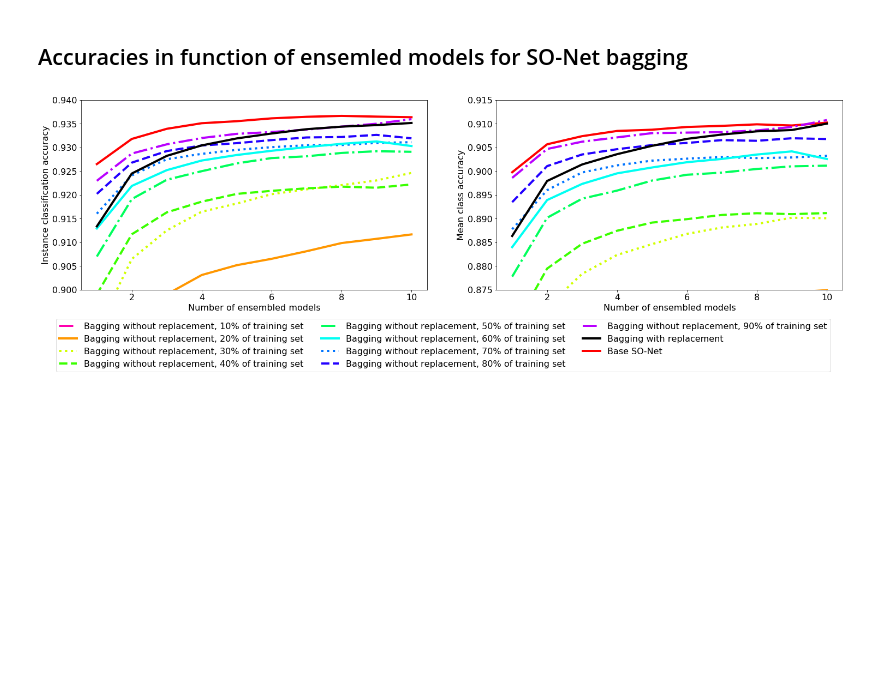
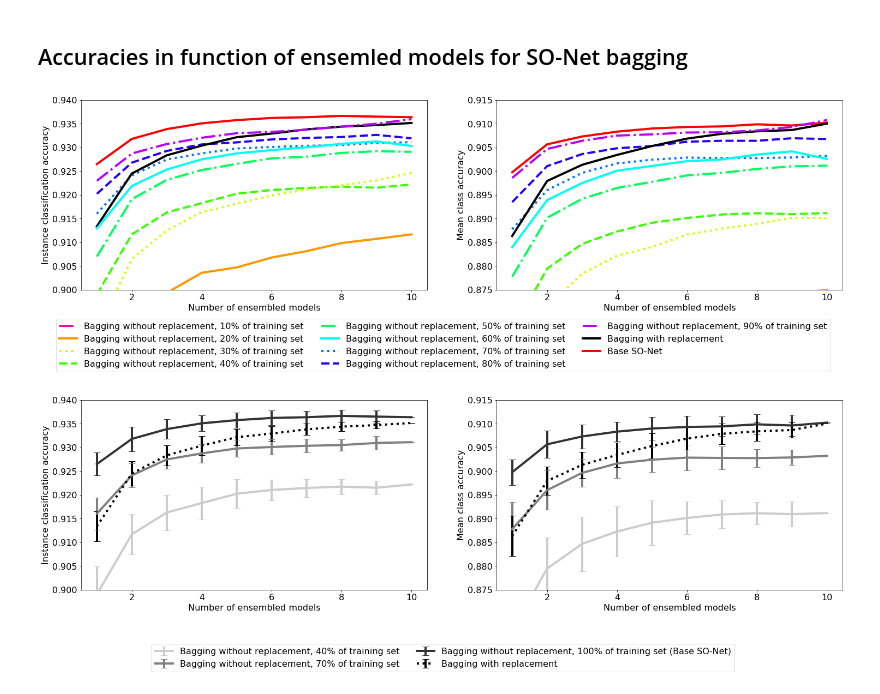
Before and after one commit to dkoguciuk/ensemble_learning_for_point_clouds, a Jupyter notebook: 3_3_sonet_bagging.ipynb, the cells around one changed output. Cells and saved outputs as stored; diff of their text form; code cells hidden in the pictures; blank space fills up the shorter version.

Commit message:
With sonet-baggin in grayscale

```diff
--- a/3_3_sonet_bagging.ipynb
+++ b/3_3_sonet_bagging.ipynb
@@ -159,7 +159,8 @@ font = {'family' : 'normal',
 
 plt.rc('font', **font)
 
-def plot_acc_in_num_models(ax, acc_stats, acc_type='acc', styles={}, h_factor=0.1, times=None, without_errorbar=False):
+def plot_acc_in_num_models(ax, acc_stats, acc_type='acc', styles={}, h_factor=0.1,
+                           times=None, without_errorbar=False):
     for model in acc_stats:
 
         if model not in list(styles.keys()):
@@ -172,14 +173,19 @@ def plot_acc_in_num_models(ax, acc_stats, acc_type='acc', styles={}, h_factor=0.
         if times is not None:
             x = [v * times[model] for v in x]
         if 'stddev' in acc_stats[model][1][acc_type] and not without_errorbar:
-            ax.errorbar(x, y, e, label=styles[model]['label'], capsize=6,
-                               color=styles[model]['color'],
-                              linestyle=styles[model]['linestyle'])
+            ax.errorbar(x, y, e,
+                        label=styles[model]['label'],
+                        color=styles[model]['color'],
+                        linestyle=styles[model]['linestyle'],
+                        linewidth=styles[model]['linewidth'],
+                        capsize=6)
         else:
-            ax.plot(x, y, label=styles[model]['label'],color=styles[model]['color'],
+            ax.plot(x, y,
+                    label=styles[model]['label'],
+                    color=styles[model]['color'],
                     linestyle=styles[model]['linestyle'],
                     #dashes=styles[model]['dashes'],
-                   linewidth=styles[model]['linewidth'])
+                    linewidth=styles[model]['linewidth'])
 
     if times is None:
         ax.set_xlabel('Number of ensembled models')
@@ -245,6 +251,40 @@ handles = np.array(handles)[order].tolist()
 f.legend(handles=handles, loc='lower center', ncol=3)
 ax1.set_ylim((0.90, 0.94))
 ax2.set_ylim((0.875, 0.915))
-f.savefig('images/sonet_bagging.png', bbox_inches='tight')
+f.savefig('images/sonet_bagging_color.png', bbox_inches='tight')
 # %% [output]
-[figure, old version]
+[figure, new version]
+# %%
+linewidth = 4
+f, (ax1, ax2) = plt.subplots(1, 2, sharey=False, figsize=(25, 8))
+styles_gray = {#'so-net': {'color': 'r', 'linestyle': '-', 'dashes' : [13,1], 'label': 'Base SO-Net', 'linewidth' : linewidth},
+          'so-net': {'color': [0.2, 0.2, 0.2], 'linestyle': '-', 'dashes' : [13,1], 'label': 'Bagging without replacement, 100% of training set (Base SO-Net)', 'linewidth' : linewidth},
+          #'so-net_sz_01': {'color': cmap(9), 'linestyle': '-.', 'dashes' : [12,2], 'label': 'Bagging without replacement, 10% of training set', 'linewidth' : linewidth},
+          #'so-net_sz_02': {'color': cmap(1), 'linestyle': '-', 'dashes' : [12,3], 'label': 'Bagging without replacement, 20% of training set', 'linewidth' : linewidth},
+          #'so-net_sz_03': {'color': cmap(2), 'linestyle': ':', 'dashes' : [11,4], 'label': 'Bagging without replacement, 30% of training set', 'linewidth' : linewidth},
+          'so-net_sz_04': {'color': [0.8, 0.8, 0.8], 'linestyle': '-', 'dashes' : [10,5], 'label': 'Bagging without replacement, 40% of training set', 'linewidth' : linewidth},
+          #'so-net_sz_05': {'color': cmap(4), 'linestyle': '-.', 'dashes' : [9,6], 'label': 'Bagging without replacement, 50% of training set', 'linewidth' : linewidth},
+          #'so-net_sz_06': {'color': cmap(5), 'linestyle': '-', 'dashes' : [8,7], 'label': 'Bagging without replacement, 60% of training set', 'linewidth' : linewidth},
+          'so-net_sz_07': {'color': [0.5, 0.5, 0.5], 'linestyle': '-', 'dashes' : [7,8], 'label': 'Bagging without replacement, 70% of training set', 'linewidth' : linewidth},
+          #'so-net_sz_08': {'color': cmap(7), 'linestyle': '--', 'dashes' : [6,9], 'label': 'Bagging without replacement, 80% of training set', 'linewidth' : linewidth},
+          #'so-net_sz_09': {'color': cmap(8), 'linestyle': '-.', 'dashes' : [5,10], 'label': 'Bagging without replacement, 90% of training set', 'linewidth' : linewidth},
+          'so-net_bagging': {'color': 'black', 'linestyle': ':', 'dashes' : [6,2], 'label': 'Bagging with replacement', 'linewidth' : linewidth}
+         }
+h = 0.2
+handles, labels = plot_acc_in_num_models(ax1, acc_stats_sonet_bagging, 'acc',
+                                         styles_gray, h, without_errorbar=False)
+plot_acc_in_num_models(ax2, acc_stats_sonet_bagging, 'mean_class_acc',
+                       styles_gray, h, without_errorbar=False)
+
+# Order handles and labels
+order = [0, 2, 1, 3]
+labels = np.array(labels)[order].tolist()
+handles = [handles[i] for i in order]
+#handles = np.array(handles)[order].tolist()
+
+f.legend(handles=handles, loc='lower center', ncol=2)
+ax1.set_ylim((0.90, 0.94))
+ax2.set_ylim((0.875, 0.915))
+f.savefig('images/sonet_bagging_grayscale.png', bbox_inches='tight')
+# %% [output]
+[figure, added]
```
Also changed, not shown: 3 other files.
